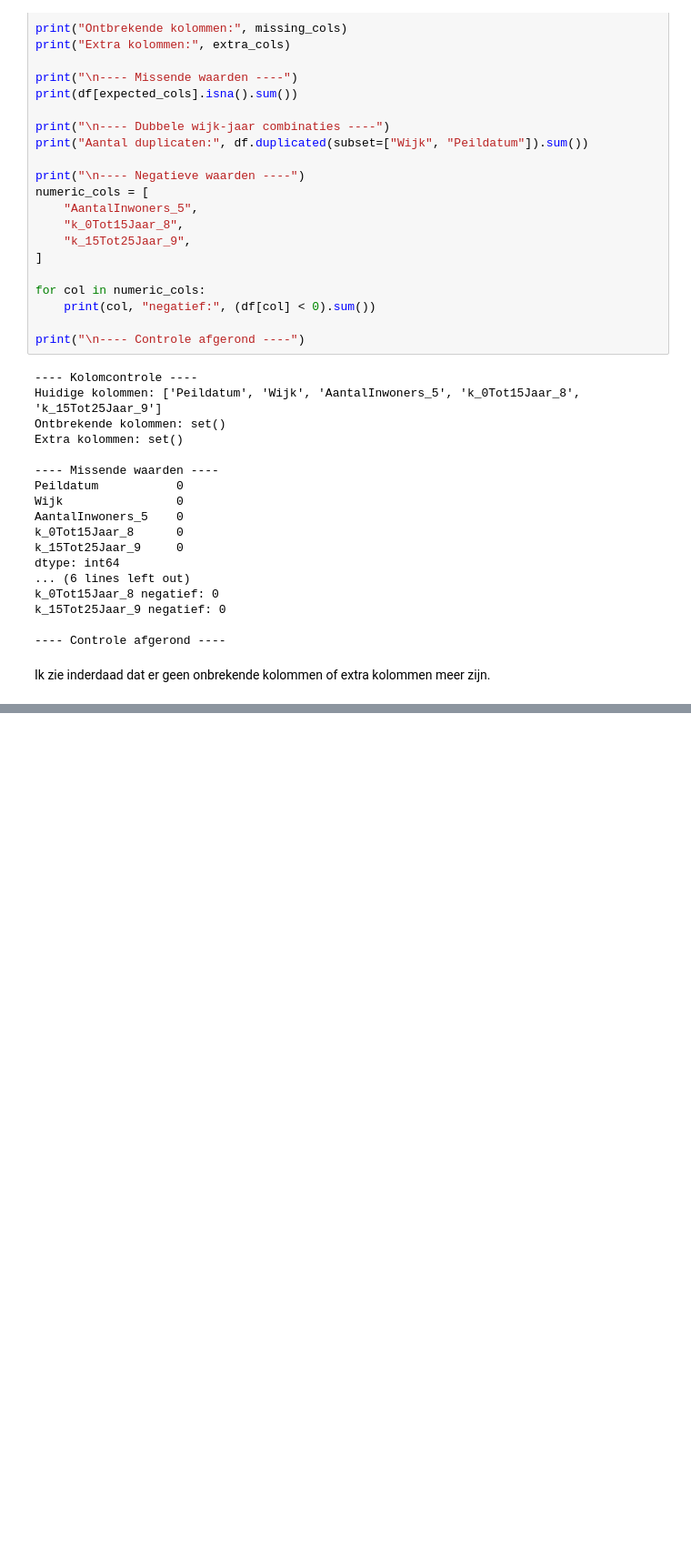
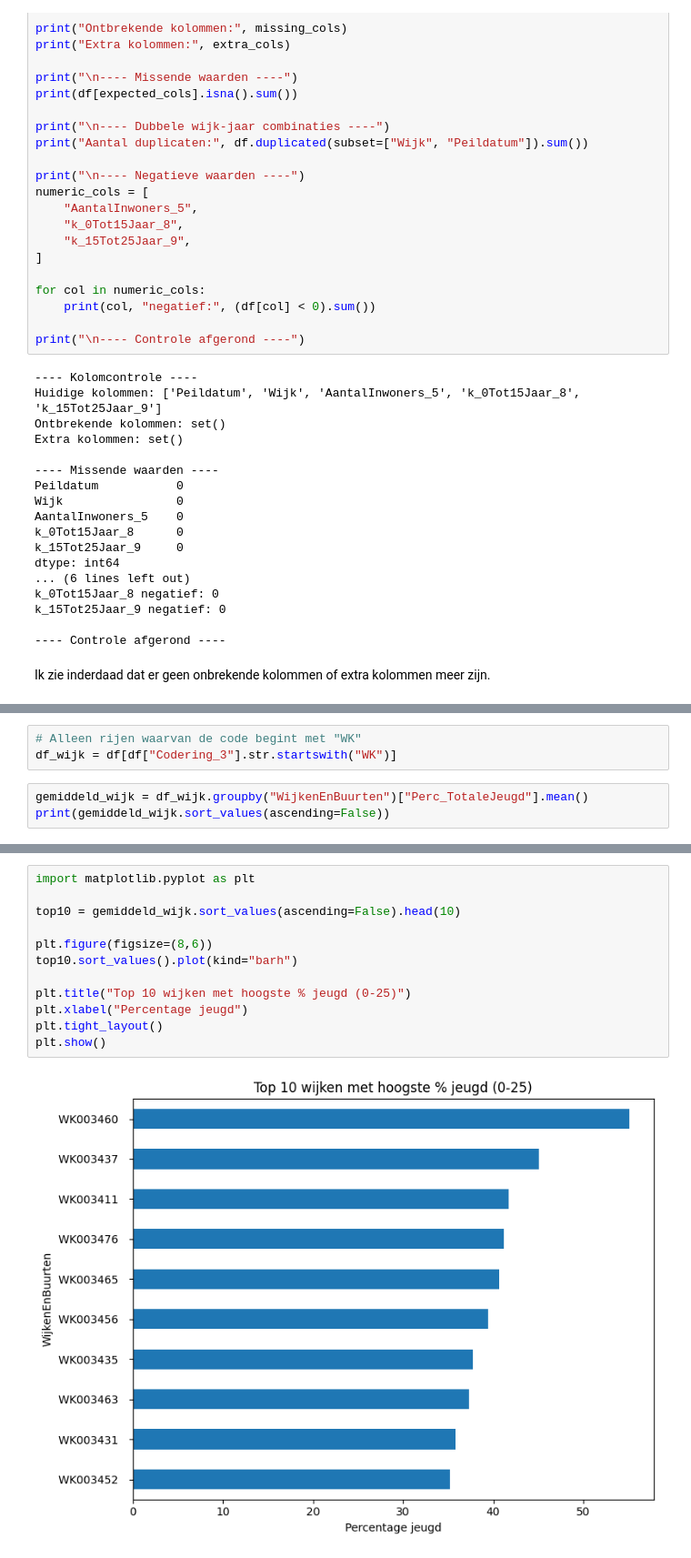
Before and after one commit to Ismael-991/almere-jeugd-voorspelling, a Jupyter notebook: notebooks/individual/Wail_notebook.ipynb, the cells around one changed output, grey strips where cells are left out. Shown at 91% size. Cells and saved outputs as stored; diff of their text form; blank space fills up the shorter version.

Commit message:
jongerengriei per wijk checken

```diff
--- a/notebooks/individual/Wail_notebook.ipynb
+++ b/notebooks/individual/Wail_notebook.ipynb
@@ -407,0 +509,6 @@ Ik zie inderdaad dat er geen onbrekende kolommen of extra kolommen meer zijn.
+# %%
+# Alleen rijen waarvan de code begint met "WK"
+df_wijk = df[df["Codering_3"].str.startswith("WK")]
+# %%
+gemiddeld_wijk = df_wijk.groupby("WijkenEnBuurten")["Perc_TotaleJeugd"].mean()
+print(gemiddeld_wijk.sort_values(ascending=False))
@@ -407,0 +533,14 @@ Ik zie inderdaad dat er geen onbrekende kolommen of extra kolommen meer zijn.
+# %%
+import matplotlib.pyplot as plt
+
+top10 = gemiddeld_wijk.sort_values(ascending=False).head(10)
+
+plt.figure(figsize=(8,6))
+top10.sort_values().plot(kind="barh")
+
+plt.title("Top 10 wijken met hoogste % jeugd (0-25)")
+plt.xlabel("Percentage jeugd")
+plt.tight_layout()
+plt.show()
+# %% [output]
+[figure, added]
```
Also changed, not shown: parts of 14 cells of this notebook.
